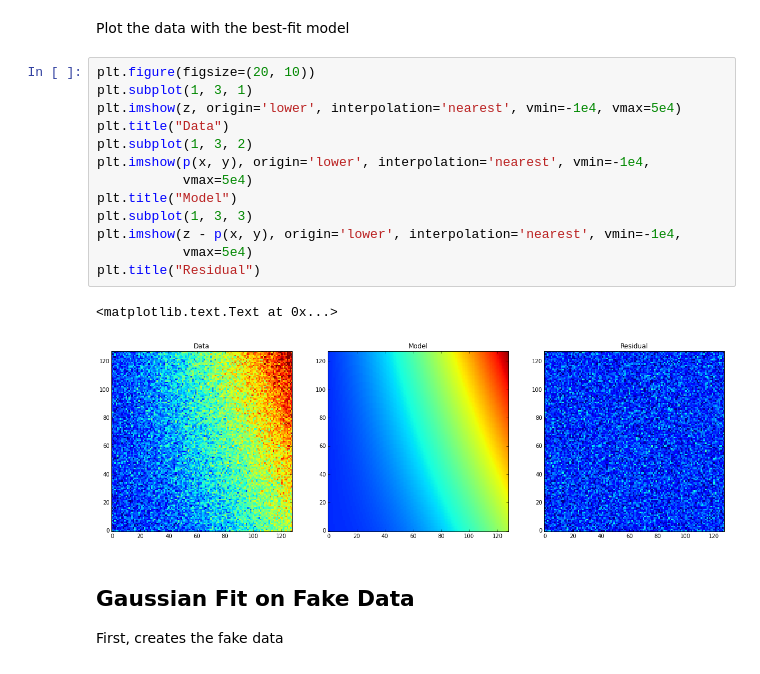
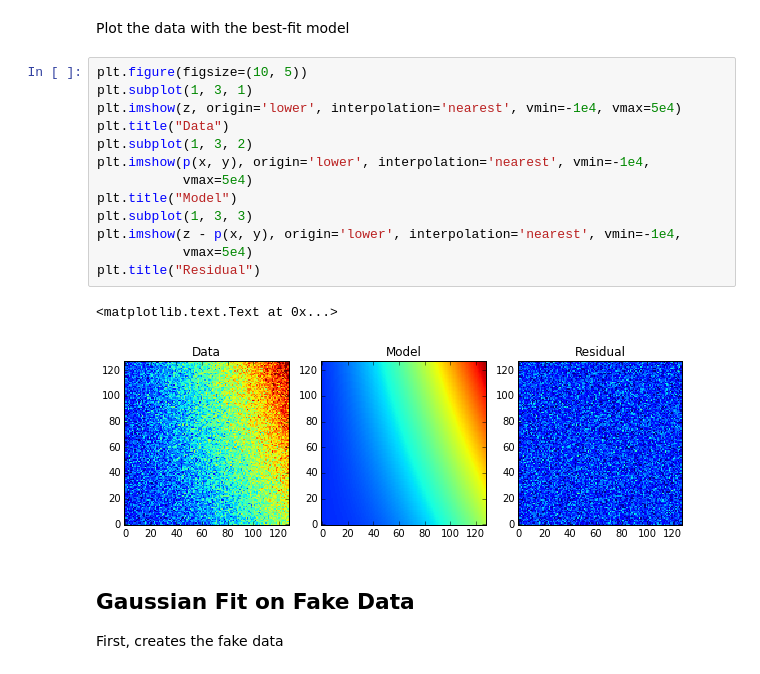
Before and after one commit to MickaelRigault/astrobject, a Jupyter notebook: notebooks/AstropyModelling.ipynb, the cells around one changed output. Saved outputs shown, nothing was run; the diff lists cells and outputs as text.

Commit message:
smaller images

```diff
--- a/notebooks/AstropyModelling.ipynb
+++ b/notebooks/AstropyModelling.ipynb
@@ -117,21 +117,21 @@ p = fit_p(p_init, x, y, z)
 # %% [markdown]
 Plot the data with the best-fit model
 # %%
-plt.figure(figsize=(20, 10))
+plt.figure(figsize=(10, 5))
 plt.subplot(1, 3, 1)
 plt.imshow(z, origin='lower', interpolation='nearest', vmin=-1e4, vmax=5e4)
 plt.title("Data")
 plt.subplot(1, 3, 2)
 plt.imshow(p(x, y), origin='lower', interpolation='nearest', vmin=-1e4,
            vmax=5e4)
 plt.title("Model")
 plt.subplot(1, 3, 3)
 plt.imshow(z - p(x, y), origin='lower', interpolation='nearest', vmin=-1e4,
            vmax=5e4)
 plt.title("Residual")
 # %% [output]
 <matplotlib.text.Text at 0x...>
-[figure, old version]
+[figure, new version]
 # %% [markdown]
 ## Gaussian Fit on Fake Data
 
```
Also changed, not shown: parts of 4 cells of this notebook.
